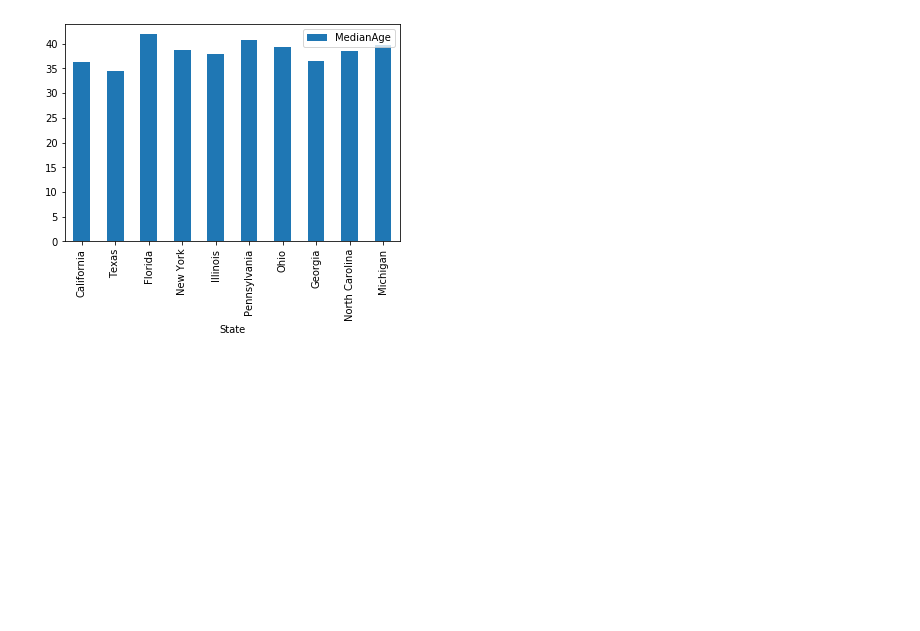
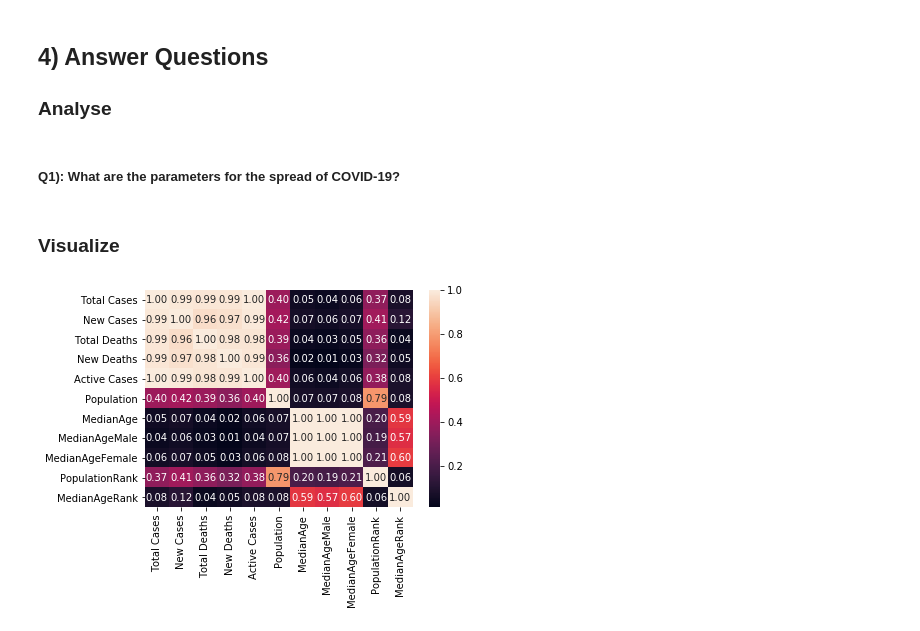
Before and after one commit to kannuri-sravan/covid19_analysis, a Jupyter notebook: covid-19/covid19_usa_hotspot_prediction.ipynb, the cells around one changed output. Drawn from its saved outputs; the diff is of its cells as text; code cells hidden in the pictures; blank space fills up the shorter version.

```diff
--- a/covid-19/covid19_usa_hotspot_prediction.ipynb
+++ b/covid-19/covid19_usa_hotspot_prediction.ipynb
@@ -219,4 +146,19 @@ spots[['Population']][:10].plot(kind='bar');
-# %%
-spots[['MedianAge']][:10].plot(kind='bar');
-# %% [output]
-[figure, removed]
+# %% [markdown]
+## 4) Answer Questions
+
+### Analyse
+# %% [markdown]
+##### Q1): What are the parameters for the spread of COVID-19?
+# %%
+# add two columns to define rank based on Population & MedianAge
+
+df['PopulationRank'] = df['Population'].rank(ascending=False).astype(int)
+df['MedianAgeRank'] = df['MedianAge'].rank(ascending=False).astype(int)
+
+spread = df[['Total Cases','PopulationRank','Population']].sort_values(by=['Total Cases'],ascending=False)
+# %% [markdown]
+### Visualize
+# %%
+sns.heatmap(df.corr().abs(), annot=True, fmt=".2f");
+# %% [output]
+[figure, added]
```
Also changed, not shown: parts of 73 cells of this notebook, 1 other file.
